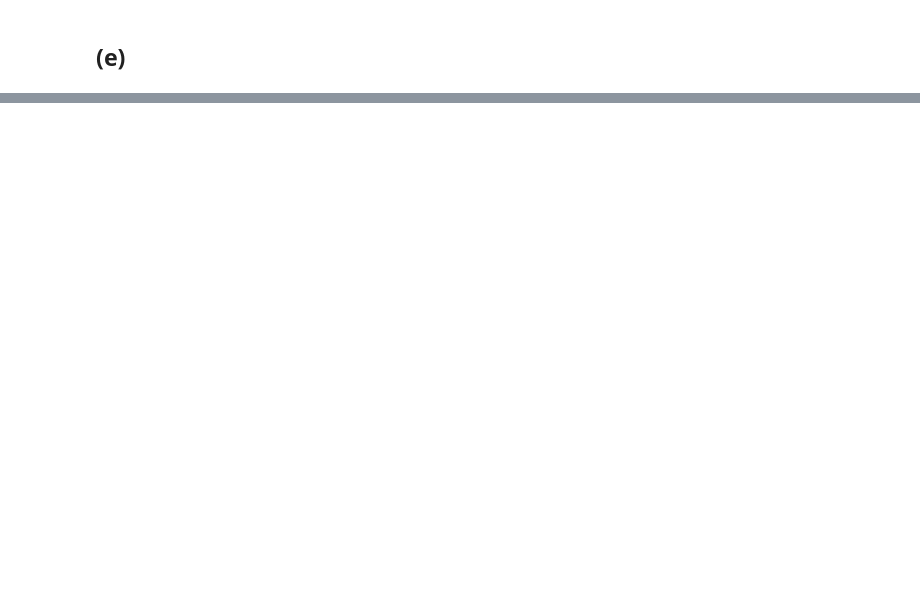
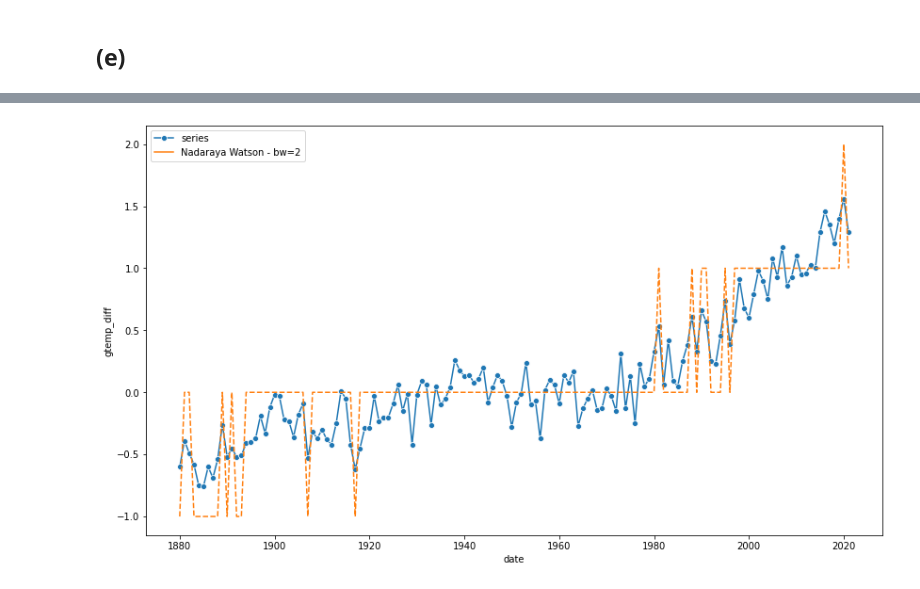
Before and after one commit to ichbinallen/tsaaia, a Jupyter notebook: notebooks/Chapter2.ipynb, the cells around one changed output, grey strips where cells are left out. Cells and saved outputs as stored; diff of their text form; code cells hidden in the pictures; blank space fills up the shorter version.

```diff
--- a/notebooks/Chapter2.ipynb
+++ b/notebooks/Chapter2.ipynb
@@ -615,0 +712,12 @@ sns.pairplot(oil[["poil", "pgas", "pgas1", "pgas2", "pgas3"]])
+# %%
+def gaussian_kernel(z):
+    return 1 / np.sqrt(2 * np.pi) * np.exp(-(z**2) / 2)
+
+
+def weight(t, i, b, n):
+    num = gaussian_kernel((t - i) / b)
+    den = 0
+    for j in range(1, n + 1):
+        den = den + gaussian_kernel((t - j) / b)
+    weight = num / den
+    return weight
@@ -615,0 +726,2 @@ sns.pairplot(oil[["poil", "pgas", "pgas1", "pgas2", "pgas3"]])
+# %%
+gtemp["t"] = gtemp.index + 1
@@ -615,0 +730,13 @@ sns.pairplot(oil[["poil", "pgas", "pgas1", "pgas2", "pgas3"]])
+# %%
+def nadaraya_watson_smoother(df, date_col, target_col, bandwidth):
+    smoothed = []
+    for date in sorted(df[date_col]):
+        num = (df[date_col] - date).apply(lambda x: x.days) / bandwidth
+        den = num.sum()
+        weight = num / den
+        smoothed_val = (df[target_col] * weight).sum()
+        smoothed.append(smoothed_val)
+    return smoothed
+
+
+gtemp["nws"] = nadaraya_watson_smoother(gtemp, "date", "gtemp_diff", 2)
@@ -615,0 +745,6 @@ sns.pairplot(oil[["poil", "pgas", "pgas1", "pgas2", "pgas3"]])
+# %%
+g = sns.lineplot(data=gtemp, x="date", y="gtemp_diff", marker="o", label="series")
+sns.lineplot(data=gtemp, x="date", y="nw_smoother", label="Nadaraya Watson - bw=2")
+g.lines[1].set_linestyle("--")
+# %% [output]
+[figure, added]
```
Also changed, not shown: parts of 44 cells of this notebook.
